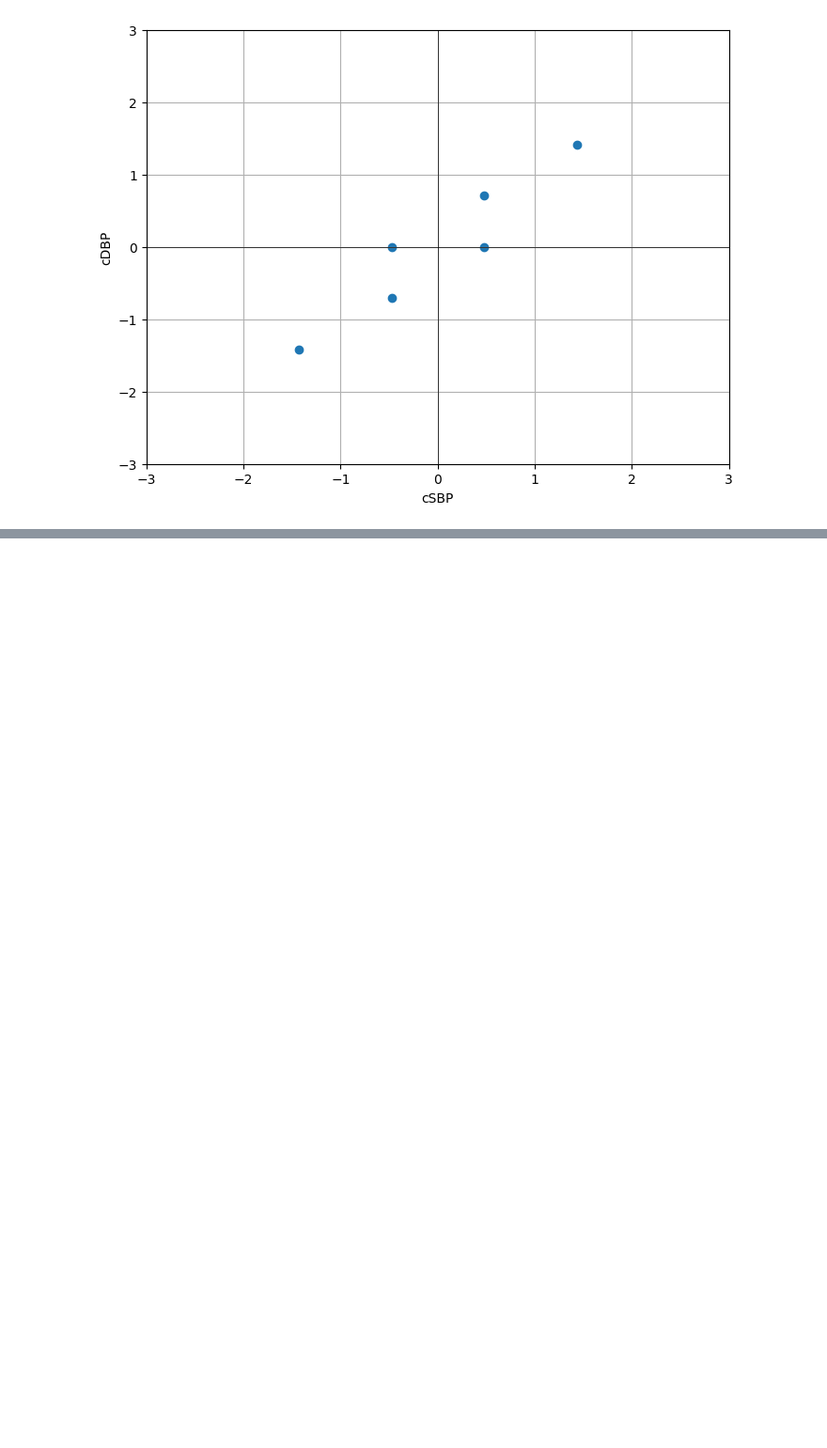
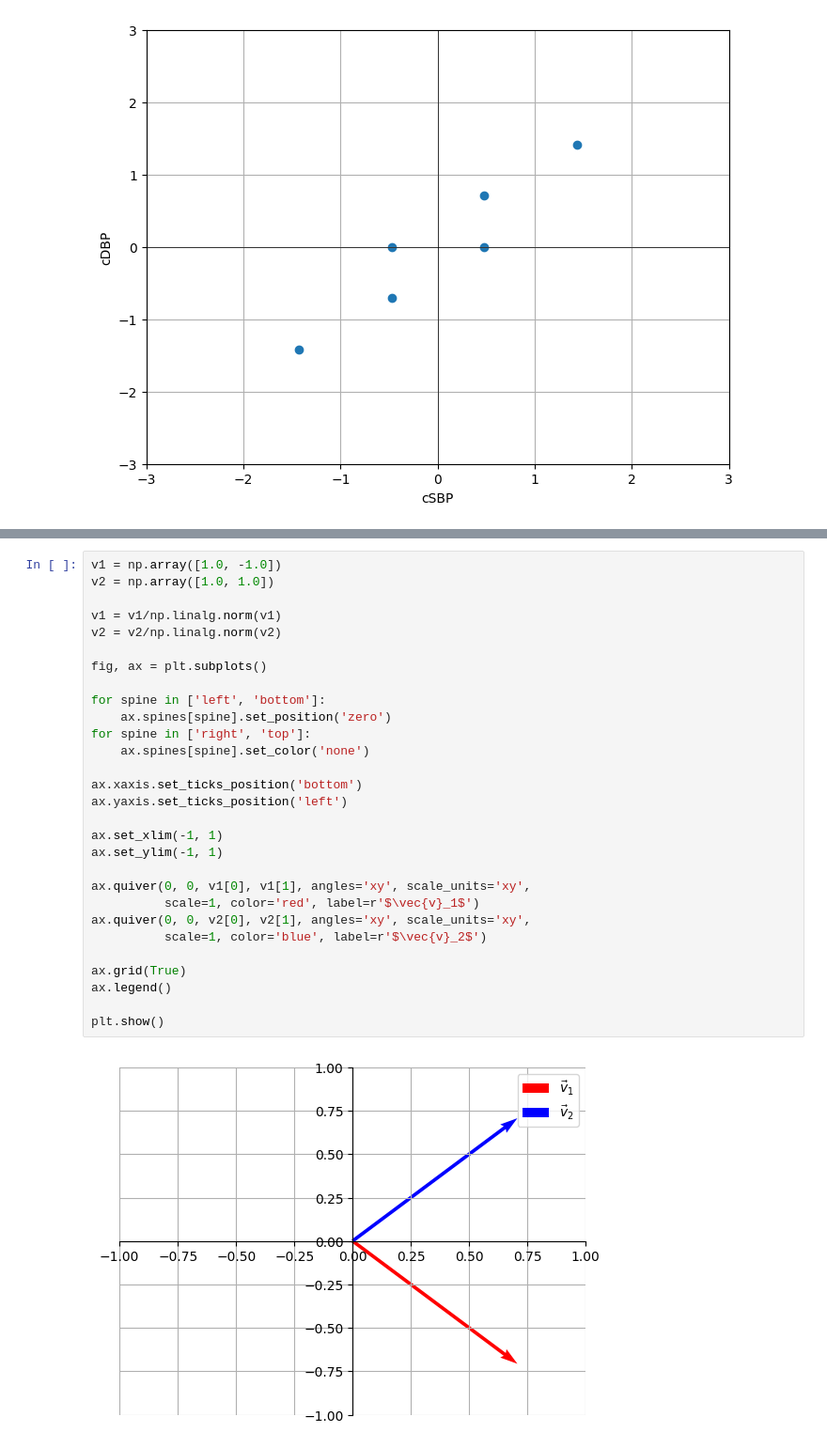
Before and after one commit to LUKIS123/MTSM-Metody-redukcji-i-selekcji, a Jupyter notebook: pca_example.ipynb, the cells around one changed output, grey strips where cells are left out. Shown: that part at 94% size. Cells and saved outputs as stored; diff of their text form; blank space fills up the shorter version.

```diff
--- a/pca_example.ipynb
+++ b/pca_example.ipynb
@@ -68,0 +106,31 @@ plt.axvline(0, color='black', linewidth=0.5)
+# %%
+v1 = np.array([1.0, -1.0])
+v2 = np.array([1.0, 1.0])
+
+v1 = v1/np.linalg.norm(v1)
+v2 = v2/np.linalg.norm(v2)
+
+fig, ax = plt.subplots()
+
+for spine in ['left', 'bottom']:
+    ax.spines[spine].set_position('zero')
+for spine in ['right', 'top']:
+    ax.spines[spine].set_color('none')
+
+ax.xaxis.set_ticks_position('bottom')
+ax.yaxis.set_ticks_position('left')
+
+ax.set_xlim(-1, 1)
+ax.set_ylim(-1, 1)
+
+ax.quiver(0, 0, v1[0], v1[1], angles='xy', scale_units='xy',
+          scale=1, color='red', label=r'$\vec{v}_1$')
+ax.quiver(0, 0, v2[0], v2[1], angles='xy', scale_units='xy',
+          scale=1, color='blue', label=r'$\vec{v}_2$')
+
+ax.grid(True)
+ax.legend()
+
+plt.show()
+# %% [output]
+[figure, added]
```
Also changed, not shown: parts of 8 cells of this notebook, 1 other file.
